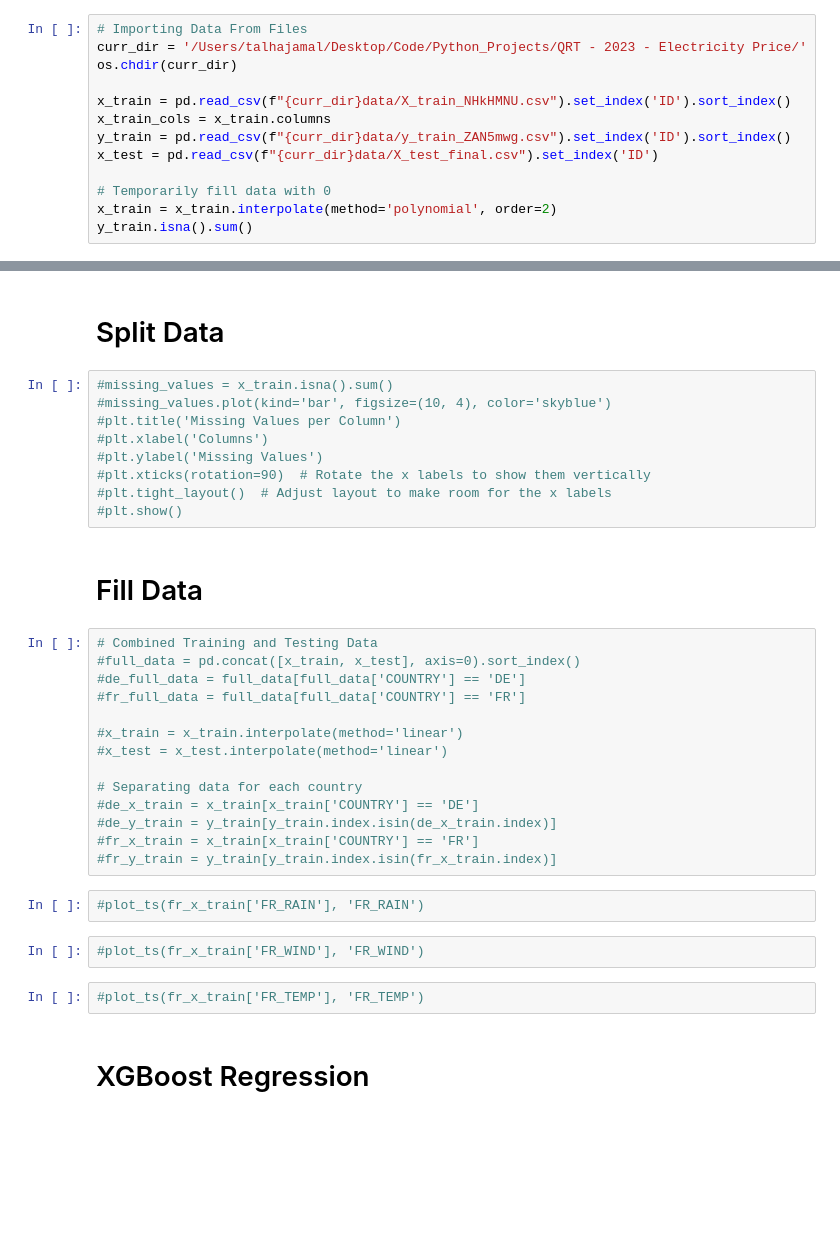
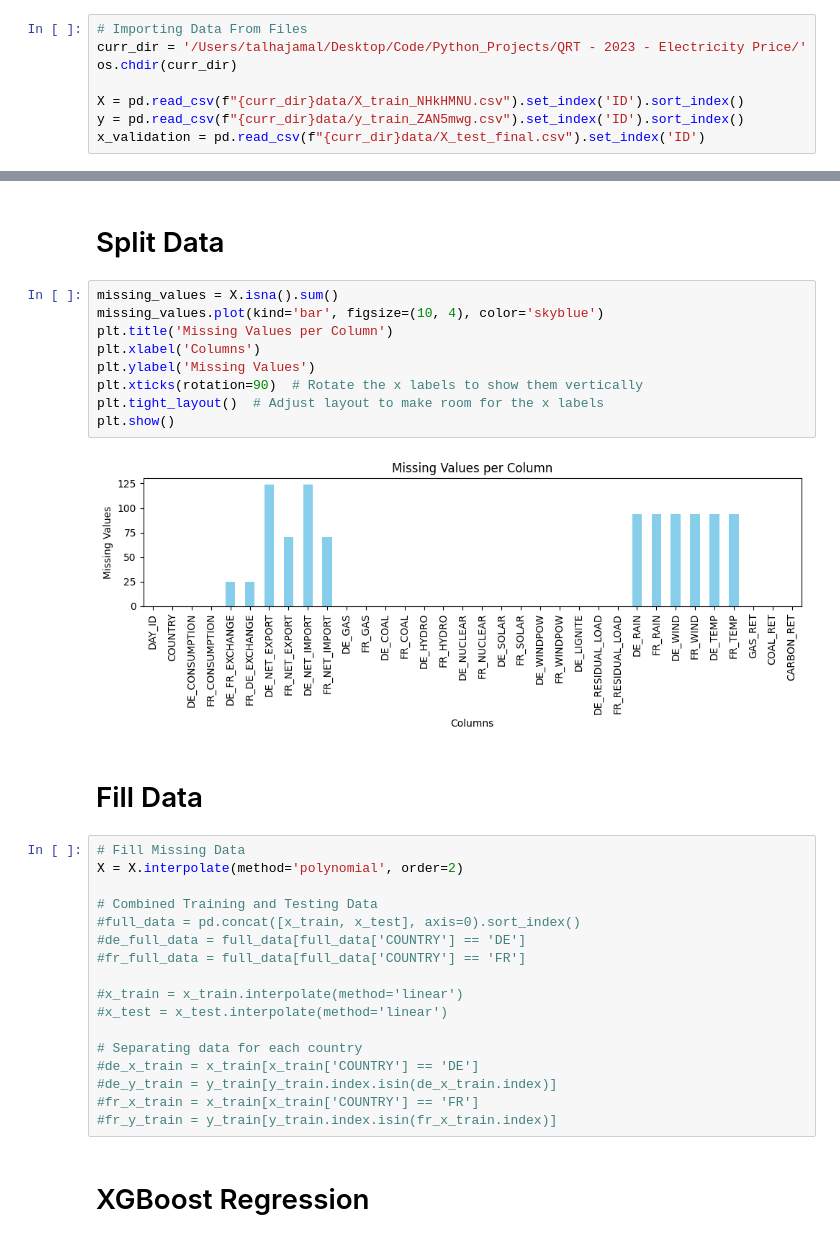
Before and after one commit to talhajamal11/QRT---Electricity-Prices---2023, a Jupyter notebook: src/main.ipynb, the cells around one changed output, grey strips where cells are left out. Drawn from its saved outputs; the diff is of its cells as text; blank space fills up the shorter version.

```diff
--- a/src/main.ipynb
+++ b/src/main.ipynb
@@ -23,11 +23,6 @@ from xgboost import XGBRegressor
 curr_dir = '/Users/talhajamal/Desktop/Code/Python_Projects/QRT - 2023 - Electricity Price/'
 os.chdir(curr_dir)
 
-x_train = pd.read_csv(f"{curr_dir}data/X_train_NHkHMNU.csv").set_index('ID').sort_index()
-x_train_cols = x_train.columns
-y_train = pd.read_csv(f"{curr_dir}data/y_train_ZAN5mwg.csv").set_index('ID').sort_index()
-x_test = pd.read_csv(f"{curr_dir}data/X_test_final.csv").set_index('ID')
-
-# Temporarily fill data with 0
-x_train = x_train.interpolate(method='polynomial', order=2)
-y_train.isna().sum()
+X = pd.read_csv(f"{curr_dir}data/X_train_NHkHMNU.csv").set_index('ID').sort_index()
+y = pd.read_csv(f"{curr_dir}data/y_train_ZAN5mwg.csv").set_index('ID').sort_index()
+x_validation = pd.read_csv(f"{curr_dir}data/X_test_final.csv").set_index('ID')
@@ -48,17 +40,22 @@ def plot_ts(ts: pd.Series, title: str = None, figsize=(13,5)) -> None:
 # %% [markdown]
 # Split Data
 # %%
-#missing_values = x_train.isna().sum()
-#missing_values.plot(kind='bar', figsize=(10, 4), color='skyblue')
-#plt.title('Missing Values per Column')
-#plt.xlabel('Columns')
-#plt.ylabel('Missing Values')
-#plt.xticks(rotation=90)  # Rotate the x labels to show them vertically
-#plt.tight_layout()  # Adjust layout to make room for the x labels
-#plt.show()
+missing_values = X.isna().sum()
+missing_values.plot(kind='bar', figsize=(10, 4), color='skyblue')
+plt.title('Missing Values per Column')
+plt.xlabel('Columns')
+plt.ylabel('Missing Values')
+plt.xticks(rotation=90)  # Rotate the x labels to show them vertically
+plt.tight_layout()  # Adjust layout to make room for the x labels
+plt.show()
+# %% [output]
+[figure, added]
 # %% [markdown]
 # Fill Data
 # %%
+# Fill Missing Data
+X = X.interpolate(method='polynomial', order=2)
+
 # Combined Training and Testing Data
 #full_data = pd.concat([x_train, x_test], axis=0).sort_index()
 #de_full_data = full_data[full_data['COUNTRY'] == 'DE']
@@ -72,12 +69,6 @@ def plot_ts(ts: pd.Series, title: str = None, figsize=(13,5)) -> None:
 #de_y_train = y_train[y_train.index.isin(de_x_train.index)]
 #fr_x_train = x_train[x_train['COUNTRY'] == 'FR']
 #fr_y_train = y_train[y_train.index.isin(fr_x_train.index)]
-# %%
-#plot_ts(fr_x_train['FR_RAIN'], 'FR_RAIN')
-# %%
-#plot_ts(fr_x_train['FR_WIND'], 'FR_WIND')
-# %%
-#plot_ts(fr_x_train['FR_TEMP'], 'FR_TEMP')
 # %% [markdown]
 # XGBoost Regression
 # %%
```
Also changed, not shown: parts of 4 cells of this notebook, 1 other file.
